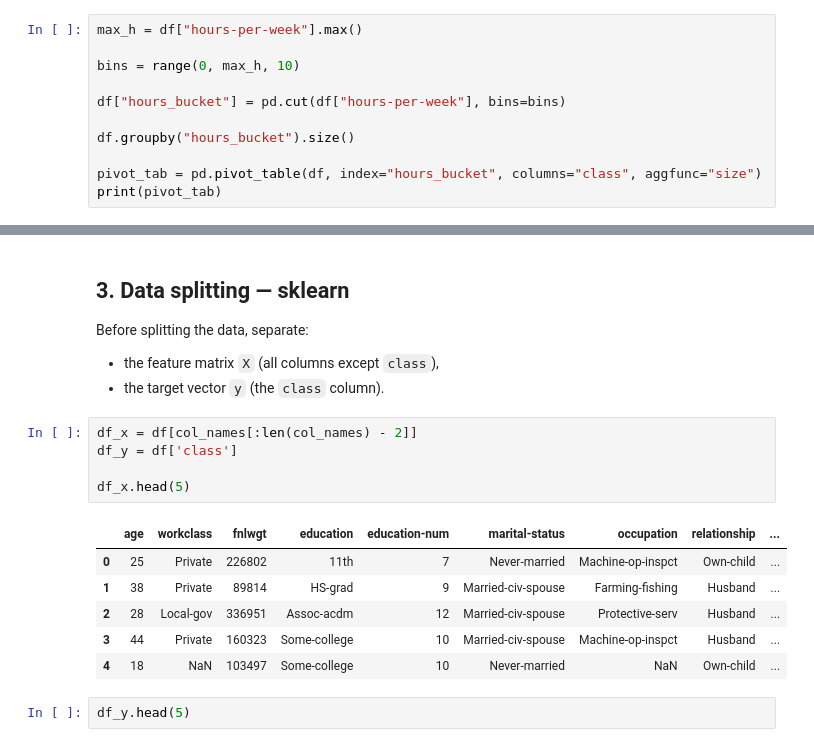
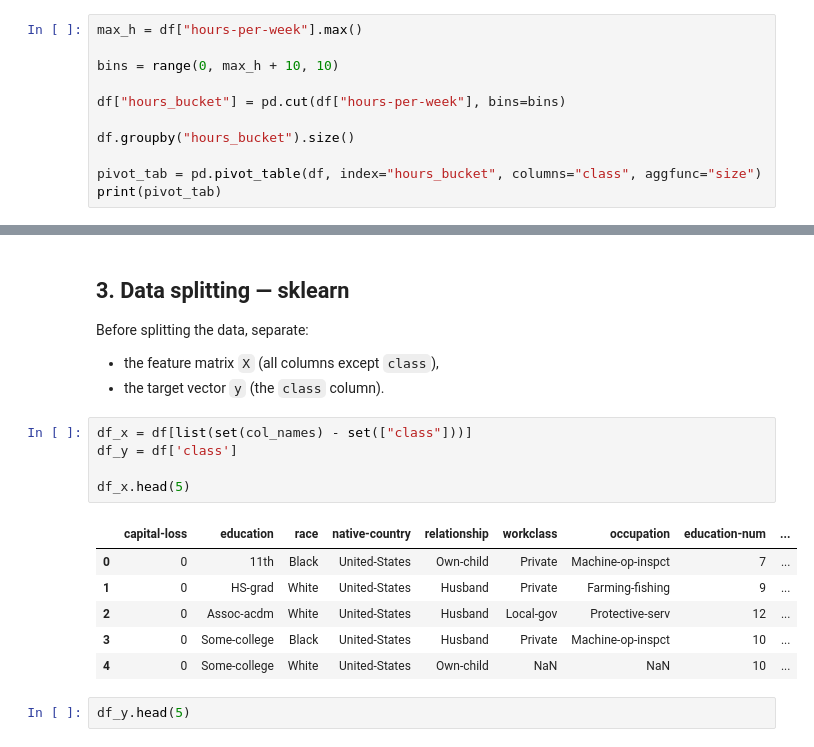
Before and after one commit to PiotrStachowicz/Advanced-Data-Mining, a Jupyter notebook: list1/List 01.ipynb, the cells around one changed output, grey strips where cells are left out. Saved outputs shown, nothing was run; the diff lists cells and outputs as text.

Commit message:
list 1 sections 4-7

```diff
--- a/list1/List 01.ipynb
+++ b/list1/List 01.ipynb
@@ -152,7 +172,7 @@ avg_hours_per_week       40.142879
 # %%
 max_h = df["hours-per-week"].max()
 
-bins = range(0, max_h, 10)
+bins = range(0, max_h + 10, 10)
 
 df["hours_bucket"] = pd.cut(df["hours-per-week"], bins=bins)
 
@@ -269,17 +288,17 @@ Before splitting the data, separate:
 * the feature matrix `X` (all columns except `class`),
 * the target vector `y` (the `class` column).
 # %%
-df_x = df[col_names[:len(col_names) - 2]]
+df_x = df[list(set(col_names) - set(["class"]))]
 df_y = df['class']
 
 df_x.head(5)
 # %% [output]
-|  | age | workclass | fnlwgt | education | education-num | marital-status | occupation | relationship | ... |
-| 0 | 25 | Private | 226802 | 11th | 7 | Never-married | Machine-op-inspct | Own-child | ... |
-| 1 | 38 | Private | 89814 | HS-grad | 9 | Married-civ-spouse | Farming-fishing | Husband | ... |
-| 2 | 28 | Local-gov | 336951 | Assoc-acdm | 12 | Married-civ-spouse | Protective-serv | Husband | ... |
-| 3 | 44 | Private | 160323 | Some-college | 10 | Married-civ-spouse | Machine-op-inspct | Husband | ... |
-| 4 | 18 | NaN | 103497 | Some-college | 10 | Never-married | NaN | Own-child | ... |
+|  | capital-loss | education | race | native-country | relationship | workclass | occupation | education-num | ... |
+| 0 | 0 | 11th | Black | United-States | Own-child | Private | Machine-op-inspct | 7 | ... |
+| 1 | 0 | HS-grad | White | United-States | Husband | Private | Farming-fishing | 9 | ... |
+| 2 | 0 | Assoc-acdm | White | United-States | Husband | Local-gov | Protective-serv | 12 | ... |
+| 3 | 0 | Some-college | Black | United-States | Husband | Private | Machine-op-inspct | 10 | ... |
+| 4 | 0 | Some-college | White | United-States | Own-child | NaN | NaN | 10 | ... |
 # %%
 df_y.head(5)
 # %% [output]
```
Also changed, not shown: parts of 16 cells of this notebook.
